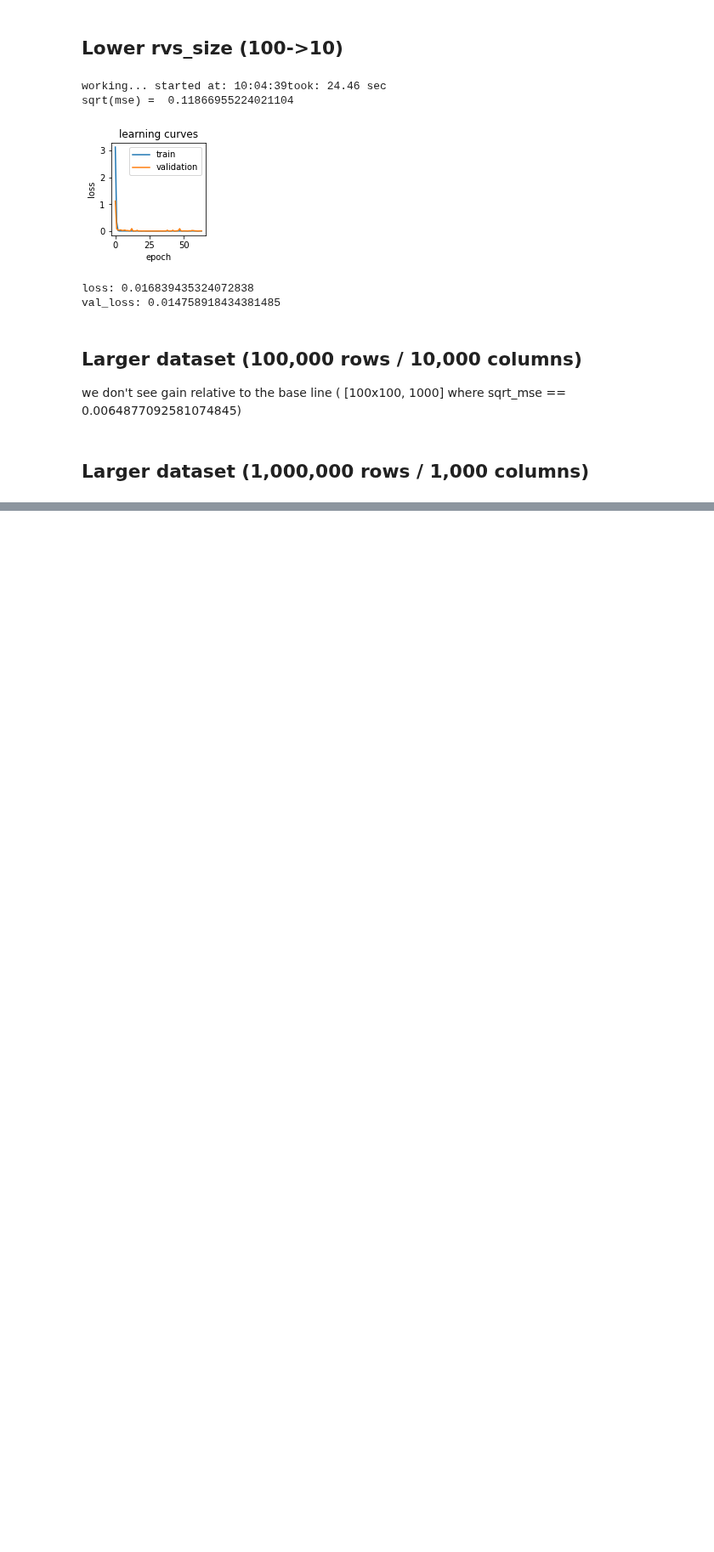
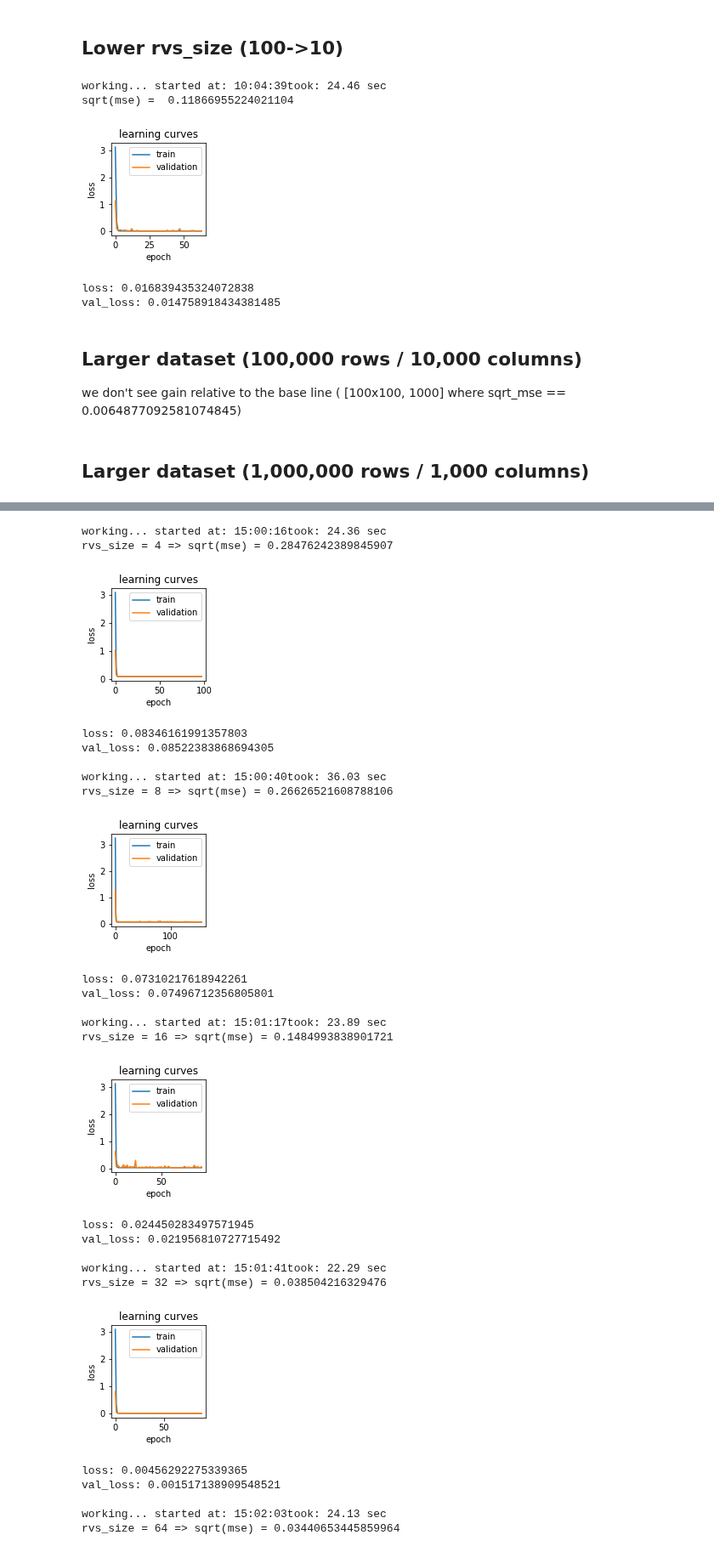
Before and after one commit to yossi-cohen/preferential-attachment, a Jupyter notebook: notebooks/yulesimon-dnn-trials.ipynb, the cells around one changed output, grey strips where cells are left out. Shown at 85% size. Saved outputs shown, nothing was run; the diff lists cells and outputs as text; code cells hidden in the pictures; blank space fills up the shorter version.

```diff
--- a/notebooks/yulesimon-dnn-trials.ipynb
+++ b/notebooks/yulesimon-dnn-trials.ipynb
@@ -373,9 +373,39 @@ if False:
 # %%
+%%time
 x = np.array([])
 y = np.array([])
 for i in range(2,16):
+    print()
     rvs_size = 2**i
     sqrt_mse, m, h = _trial(num_alphas=100, samples_per_alpha=100, rvs_size=rvs_size, layers=[32,32], batch_size=32)
-    print('rvs_size = {} sqrt(mse) = {}'.format(rvs_size, sqrt_mse))
     x = np.append(x, rvs_size)
     y = np.append(y, sqrt_mse)
+    print('rvs_size = {} => sqrt(mse) = {}'.format(rvs_size, sqrt_mse))
+    plot_learning_curves(h)
+# %% [output]
+working... started at: 15:00:16took: 24.36 sec
+rvs_size = 4 => sqrt(mse) = 0.28476242389845907
+[figure, added]
+loss: 0.08346161991357803
+val_loss: 0.08522383868694305
+
+working... started at: 15:00:40took: 36.03 sec
+rvs_size = 8 => sqrt(mse) = 0.26626521608788106
+[figure, added]
+loss: 0.07310217618942261
+val_loss: 0.07496712356805801
+
+working... started at: 15:01:17took: 23.89 sec
+rvs_size = 16 => sqrt(mse) = 0.1484993838901721
+[figure, added]
+loss: 0.024450283497571945
+val_loss: 0.021956810727715492
+
+working... started at: 15:01:41took: 22.29 sec
+rvs_size = 32 => sqrt(mse) = 0.038504216329476
+[figure, added]
+loss: 0.00456292275339365
+val_loss: 0.001517138909548521
+
+working... started at: 15:02:03took: 24.13 sec
+rvs_size = 64 => sqrt(mse) = 0.03440653445859964
```
Also changed, not shown: parts of 4 cells of this notebook.
